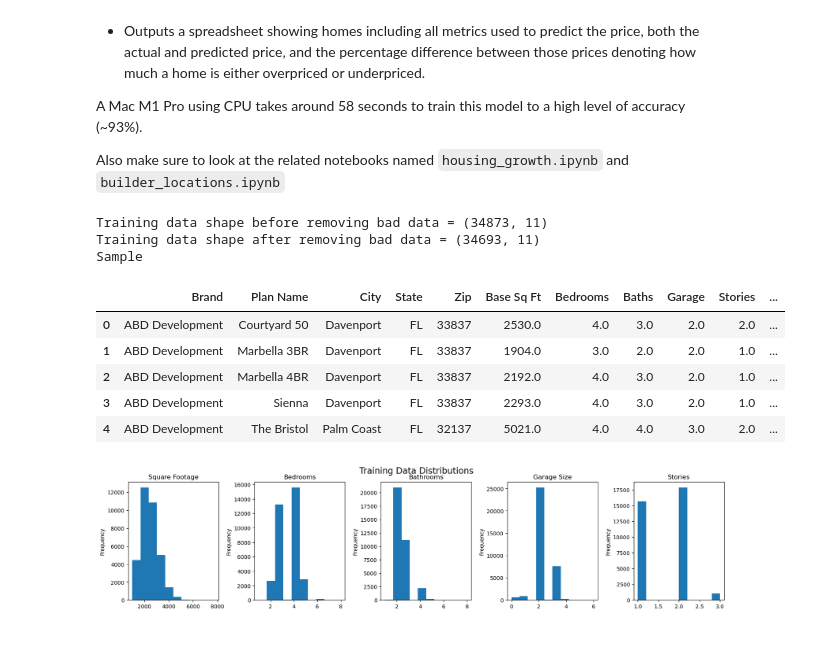
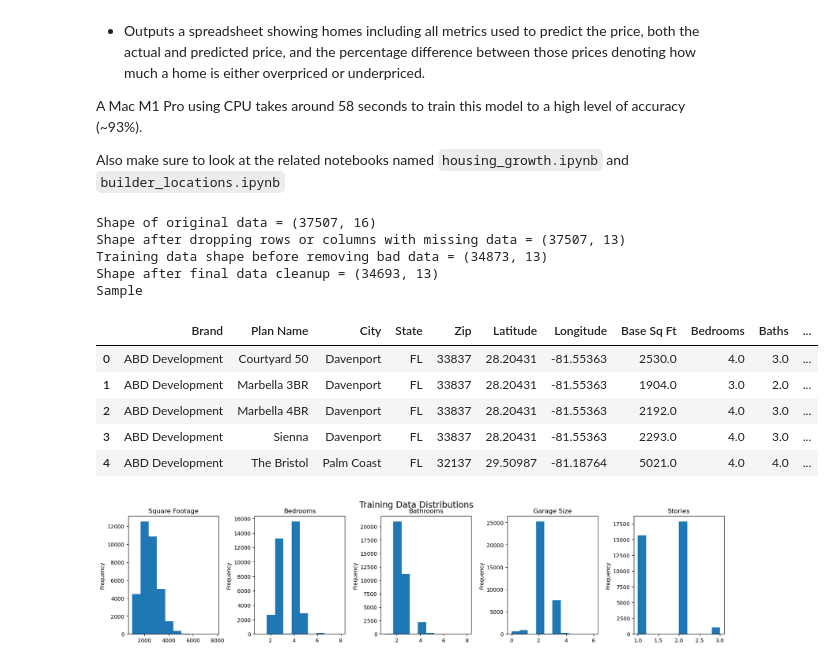
Before and after one commit to PaulGilchrist/machine-learning3, a Jupyter notebook: notebooks/home_prices_bhi.ipynb, the cells around one changed output. Saved outputs shown, nothing was run; the diff lists cells and outputs as text; code cells hidden in the pictures.

```diff
--- a/notebooks/home_prices_bhi.ipynb
+++ b/notebooks/home_prices_bhi.ipynb
@@ -36,52 +36,58 @@ pd.set_option("display.max_columns", None)
 device = "cpu" # Use cpu since this dataset is too small to take advantage of the GPU
 # %%
 input_df = pd.read_csv('../inputs/home_sales_bhi.csv')
+print(f'Shape of original data = {input_df.shape}')
 # Prep input data for use for later reporting
 input_df = input_df.rename(columns={
     'BHIBrandName': 'Brand',
     'BHIState': 'State',
     'BHICity': 'City',
+    'CalculatedLatitude': 'Latitude',
+    'CalculatedLongitude': 'Longitude',
     'BHIZip': 'Zip',
     'PlanName': 'Plan Name',
     'BaseSqFt': 'Base Sq Ft',
     'BasePrice': 'Base Price'
 })
 input_df = input_df.drop(['IndustryPlanID'], axis=1)
-input_df = input_df.reindex(columns=['Brand', 'Plan Name', 'City', 'State', 'Zip', 'Base Sq Ft', 'Bedrooms', 'Baths', 'Garage', 'Stories', 'Base Price'])
+input_df = input_df.reindex(columns=['Brand', 'Plan Name', 'City', 'State', 'Zip', 'Latitude', 'Longitude', 'Base Sq Ft', 'Bedrooms', 'Baths', 'Garage', 'Stories', 'Base Price'])
 input_df['Zip'] = input_df['Zip'].astype('str').str.rstrip('.0')
 input_df = input_df.dropna()
+print(f'Shape after dropping rows or columns with missing data = {input_df.shape}')
 input_df = input_df.groupby(['Brand', 'Plan Name', 'City', 'State', 'Zip'], as_index=False).mean(numeric_only=True)
 # Remove homes where data is outside the realms of realistic for putposes of this model
 print(f'Training data shape before removing bad data = {input_df.shape}')
 input_df = input_df[
     (input_df['Zip'] != 'nan')
     & (input_df['Base Price'] >= 50000)
     & (input_df['Base Price'] <= 3000000)
     & (input_df['Base Sq Ft'] >= 1000)
     & (input_df['Base Sq Ft'] <= 10000)
     & (input_df['Bedrooms'] > 0)
     & (input_df['Bedrooms'] <= 10)
     & (input_df['Baths'] > 0)
     & (input_df['Baths'] <= 10)
     & (input_df['Garage'] >= 0)
     & (input_df['Garage'] <= 6)
     & (input_df['Stories'] > 0)
     & (input_df['Stories'] <= 3)
 ]
-print(f'Training data shape after removing bad data = {input_df.shape}')
+print(f'Shape after final data cleanup = {input_df.shape}')
 print('Sample')
 input_df = input_df.reset_index(drop=True)
 input_df.head()
 # %% [output]
-Training data shape before removing bad data = (34873, 11)
-Training data shape after removing bad data = (34693, 11)
+Shape of original data = (37507, 16)
+Shape after dropping rows or columns with missing data = (37507, 13)
+Training data shape before removing bad data = (34873, 13)
+Shape after final data cleanup = (34693, 13)
 Sample
-|  | Brand | Plan Name | City | State | Zip | Base Sq Ft | Bedrooms | Baths | Garage | Stories | ... |
-| 0 | ABD Development | Courtyard 50 | Davenport | FL | 33837 | 2530.0 | 4.0 | 3.0 | 2.0 | 2.0 | ... |
-| 1 | ABD Development | Marbella 3BR | Davenport | FL | 33837 | 1904.0 | 3.0 | 2.0 | 2.0 | 1.0 | ... |
-| 2 | ABD Development | Marbella 4BR | Davenport | FL | 33837 | 2192.0 | 4.0 | 3.0 | 2.0 | 1.0 | ... |
-| 3 | ABD Development | Sienna | Davenport | FL | 33837 | 2293.0 | 4.0 | 3.0 | 2.0 | 1.0 | ... |
-| 4 | ABD Development | The Bristol | Palm Coast | FL | 32137 | 5021.0 | 4.0 | 4.0 | 3.0 | 2.0 | ... |
+|  | Brand | Plan Name | City | State | Zip | Latitude | Longitude | Base Sq Ft | Bedrooms | Baths | ... |
+| 0 | ABD Development | Courtyard 50 | Davenport | FL | 33837 | 28.20431 | -81.55363 | 2530.0 | 4.0 | 3.0 | ... |
+| 1 | ABD Development | Marbella 3BR | Davenport | FL | 33837 | 28.20431 | -81.55363 | 1904.0 | 3.0 | 2.0 | ... |
+| 2 | ABD Development | Marbella 4BR | Davenport | FL | 33837 | 28.20431 | -81.55363 | 2192.0 | 4.0 | 3.0 | ... |
+| 3 | ABD Development | Sienna | Davenport | FL | 33837 | 28.20431 | -81.55363 | 2293.0 | 4.0 | 3.0 | ... |
+| 4 | ABD Development | The Bristol | Palm Coast | FL | 32137 | 29.50987 | -81.18764 | 5021.0 | 4.0 | 4.0 | ... |
 # %%
 fig, ax = plt.subplots(figsize=(20, 4))
 ax.remove()
```
Also changed, not shown: parts of 9 cells of this notebook, 6 other files.
